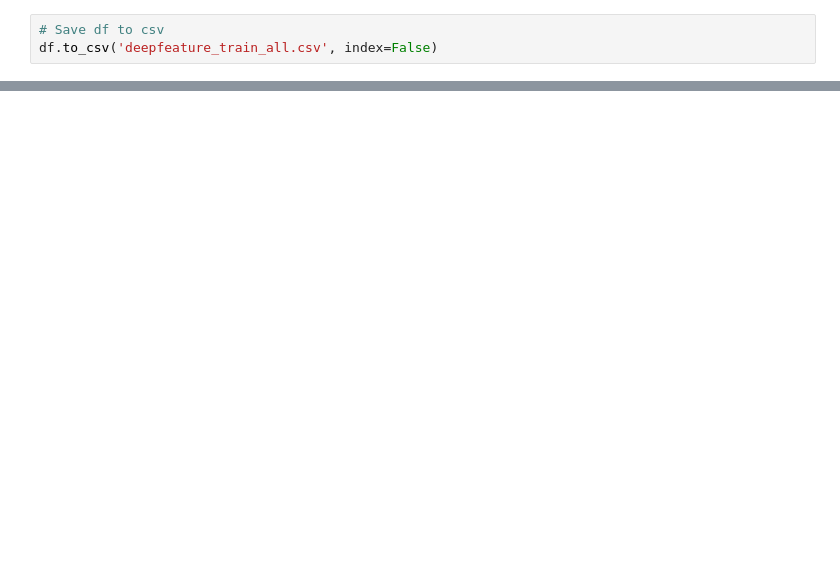
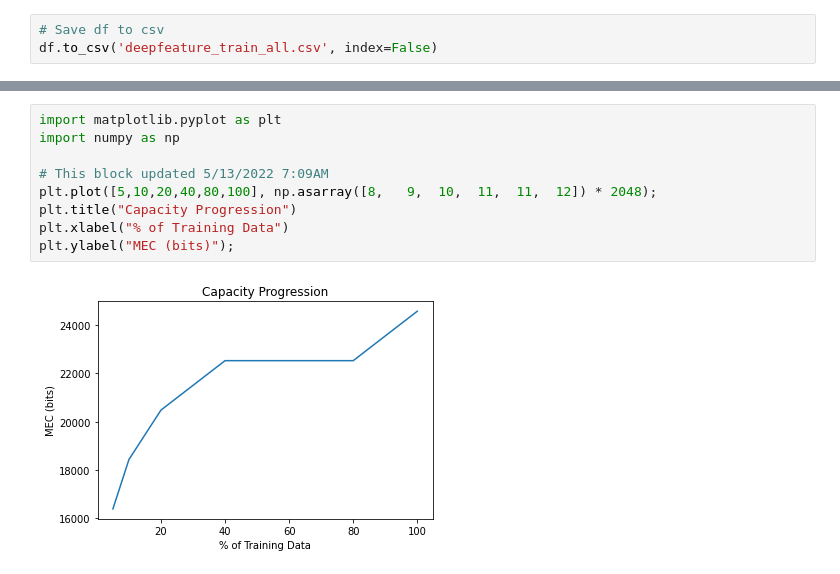
Before and after one commit to chenw23/ExperimentalDesign, a Jupyter notebook: final_project_294.ipynb, the cells around one changed output, grey strips where cells are left out. Saved outputs shown, nothing was run; the diff lists cells and outputs as text; blank space fills up the shorter version.

```diff
--- a/final_project_294.ipynb
+++ b/final_project_294.ipynb
@@ -365,0 +263,11 @@ KeyboardInterrupt:
+# %%
+import matplotlib.pyplot as plt
+import numpy as np
+
+# This block updated 5/13/2022 7:09AM
+plt.plot([5,10,20,40,80,100], np.asarray([8,   9,  10,  11,  11,  12]) * 2048);
+plt.title("Capacity Progression")
+plt.xlabel("% of Training Data")
+plt.ylabel("MEC (bits)");
+# %% [output]
+[figure, added]
```
Also changed, not shown: parts of 85 cells of this notebook.
